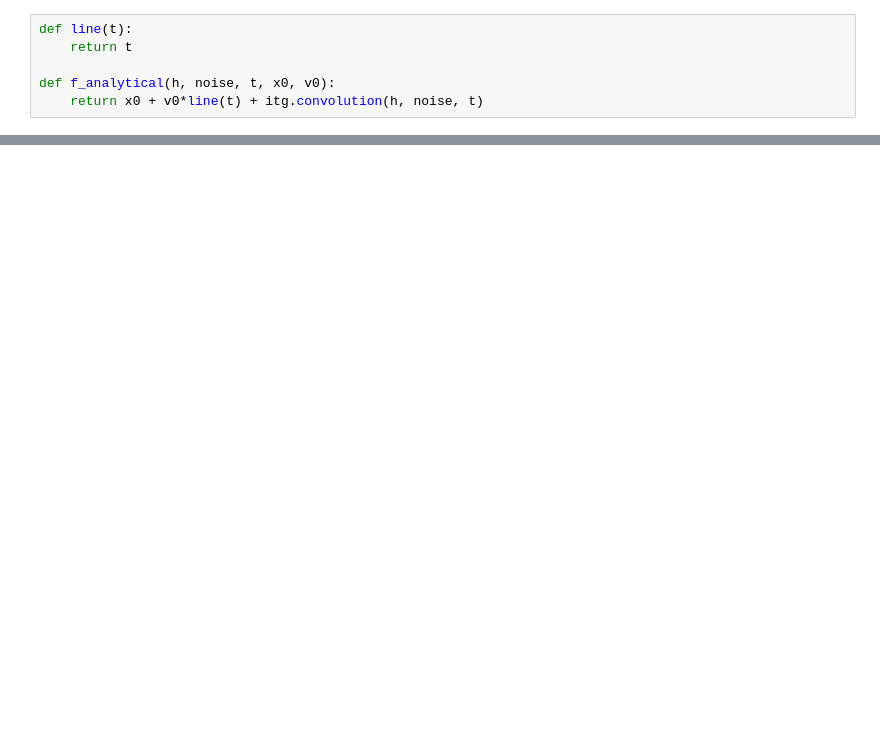
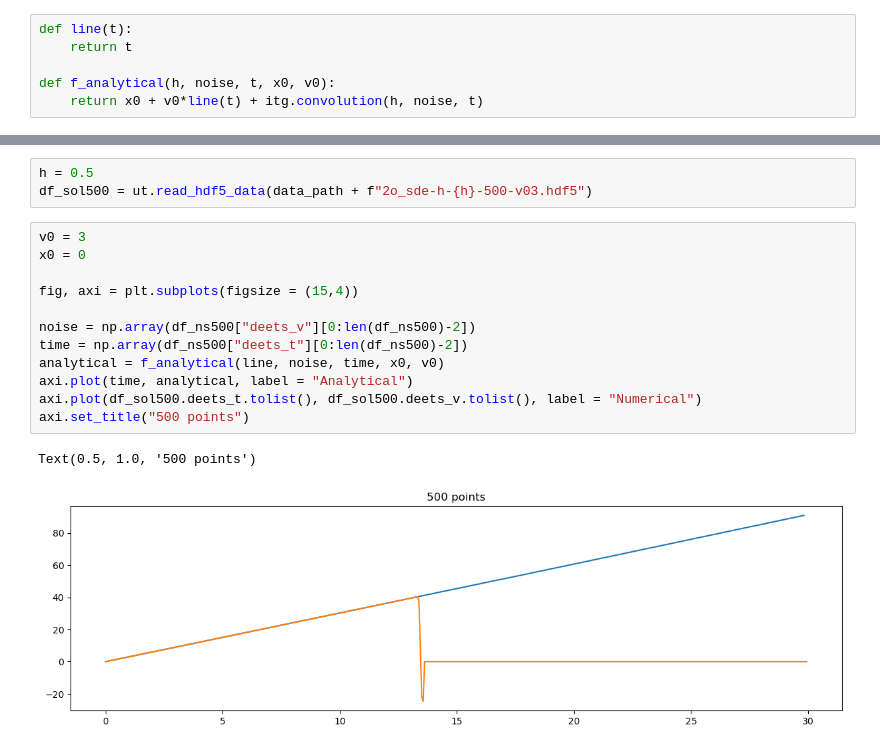
Before and after one commit to davidsantiagoquevedo/fractional-langevin-equations, a Jupyter notebook: analysis/inspect_solutions_2sde.ipynb, the cells around one changed output, grey strips where cells are left out. Saved outputs shown, nothing was run; the diff lists cells and outputs as text; blank space fills up the shorter version.

```diff
--- a/analysis/inspect_solutions_2sde.ipynb
+++ b/analysis/inspect_solutions_2sde.ipynb
@@ -55,0 +81,18 @@ plt.legend()
+# %%
+h = 0.5
+df_sol500 = ut.read_hdf5_data(data_path + f"2o_sde-h-{h}-500-v03.hdf5")
+# %%
+v0 = 3
+x0 = 0
+
+fig, axi = plt.subplots(figsize = (15,4))
+
+noise = np.array(df_ns500["deets_v"][0:len(df_ns500)-2])
+time = np.array(df_ns500["deets_t"][0:len(df_ns500)-2])
+analytical = f_analytical(line, noise, time, x0, v0)
+axi.plot(time, analytical, label = "Analytical")
+axi.plot(df_sol500.deets_t.tolist(), df_sol500.deets_v.tolist(), label = "Numerical")
+axi.set_title("500 points")
+# %% [output]
+Text(0.5, 1.0, '500 points')
+[figure, added]
```
Also changed, not shown: parts of 12 cells of this notebook, 12 other files.
